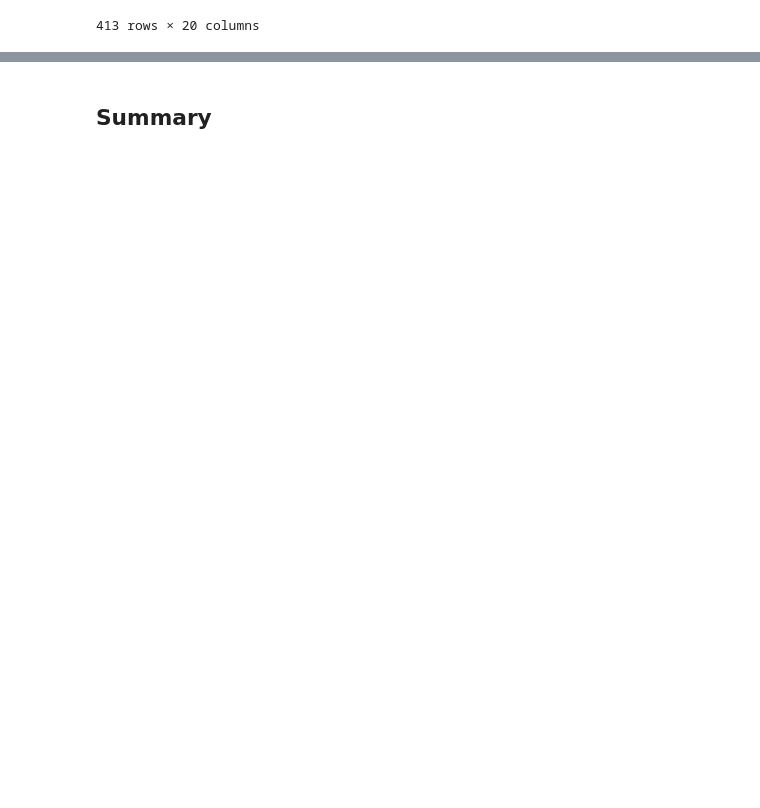
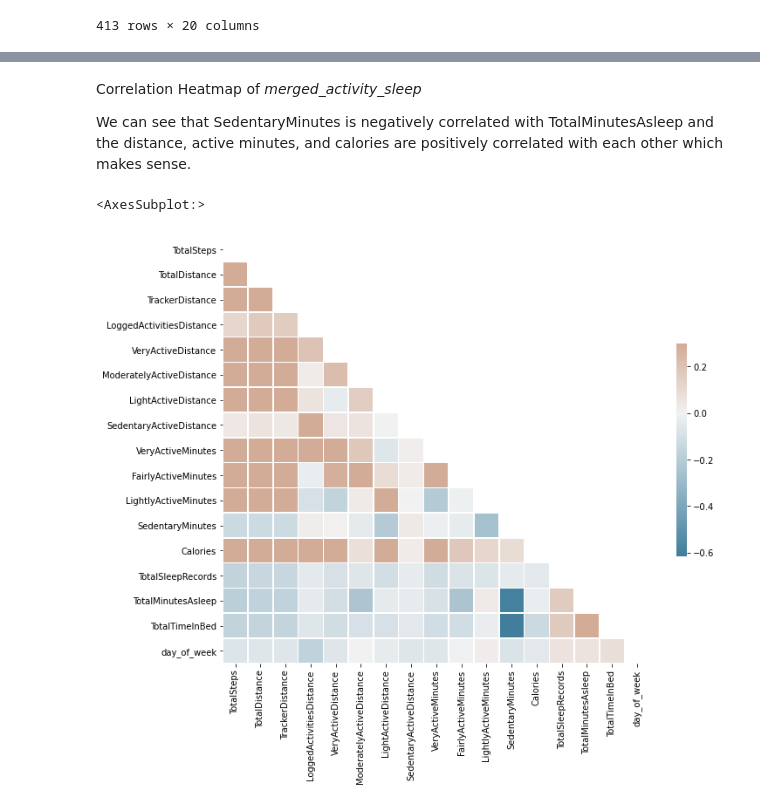
Before and after one commit to steveliang00/FitBit-Data-Analysis, a Jupyter notebook: fitbit_analysis.ipynb, the cells around one changed output, grey strips where cells are left out. Cells and saved outputs as stored; diff of their text form; code cells hidden in the pictures; blank space fills up the shorter version.

```diff
--- a/fitbit_analysis.ipynb
+++ b/fitbit_analysis.ipynb
@@ -754,5 +801,17 @@ px.scatter(
     y='TotalMinutesAsleep',
     width=600,
 )
-# %% [markdown]
-## Summary
+# %% [markdown]
+Correlation Heatmap of *merged_activity_sleep*
+
+We can see that SedentaryMinutes is negatively correlated with TotalMinutesAsleep and the distance, active minutes, and calories are positively correlated with each other which makes sense.
+# %%
+corr = merged_activity_sleep.drop(columns=['Id']).corr() #creating correlation matrix and dropping 'Id' column
+mask = np.triu(np.ones_like(corr,dtype=bool))
+f, ax = plt.subplots(figsize=(11, 9))
+cmap = sns.diverging_palette(230, 30, as_cmap=True)
+sns.heatmap(corr, mask=mask, cmap=cmap, vmax=.3, center=0,
+            square=True, linewidths=.5, cbar_kws={"shrink": .5})
+# %% [output]
+<AxesSubplot:>
+[figure, added]
```
Also changed, not shown: parts of 15 cells of this notebook.
